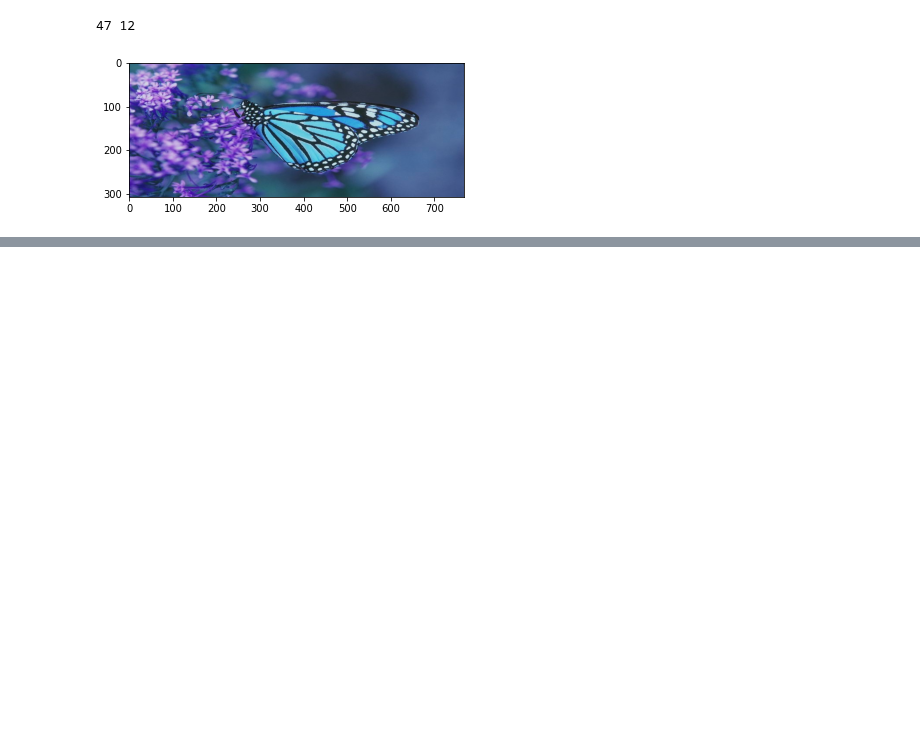
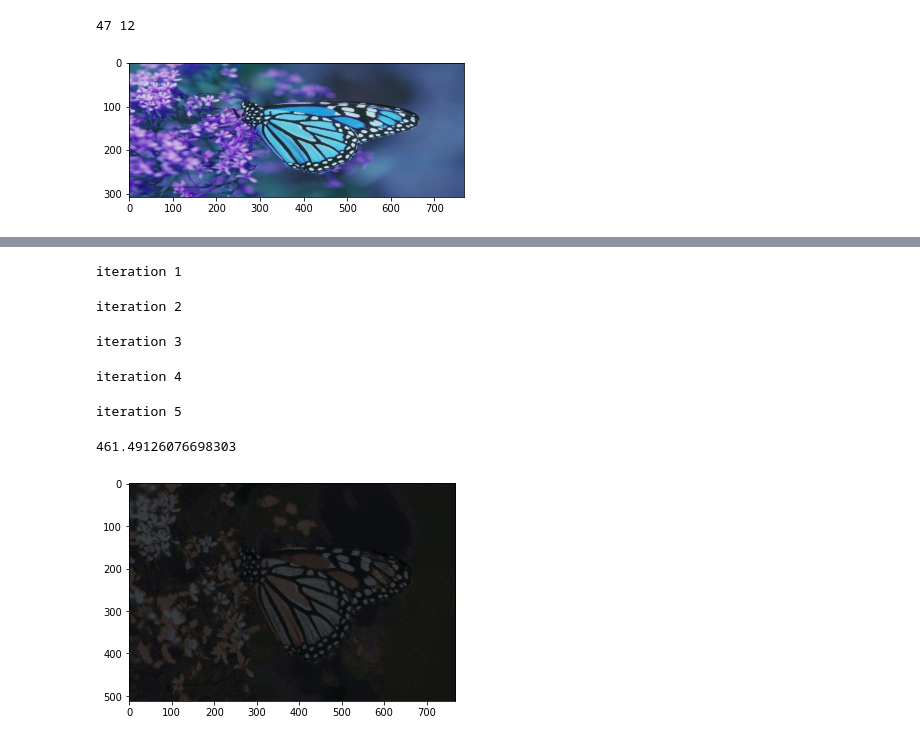
Before and after one commit to b05902105/NTU-VFX-2021-Spring, a Jupyter notebook: final/Retargeting.ipynb, the cells around one changed output, grey strips where cells are left out. Drawn from its saved outputs; the diff is of its cells as text; code cells hidden in the pictures; blank space fills up the shorter version.

```diff
--- a/final/Retargeting.ipynb
+++ b/final/Retargeting.ipynb
@@ -23,9 +24,9 @@ resized_image = cv2.resize(org_image, None, fx = dx, fy = dy)
 # %%
 plt.imshow(resized_image)
 image = cv2.cvtColor(resized_image, cv2.COLOR_RGB2LAB)
-iters = 5
-patch_R, patch_C= 7, 7
+
 ## retargeting at havlved images
+'''
 target_w= 30;
 
 down_w = 47;
@@ -37,10 +38,10 @@ for i in range(down_h):
     for j in range(down_w):
         down_R = math.ceil(i * h / down_h)
         down_C = math.ceil(j * w / down_w)
-        down_source[i][j][0] = org_image[down_R][down_C][0]
-        down_source[i][j][1] = org_image[down_R][down_C][1]
-        down_source[i][j][2] = org_image[down_R][down_C][2]
+        down_source[i][j][:] = org_image[down_R][down_C][:]
+
 #plt.imshow(down_source)
+'''
 # %% [output]
 47 12
 [figure]
@@ -232,0 +385,31 @@ You should consider upgrading via the '/usr/bin/python3 -m pip install --upgrade
+# %%
+if __name__ == "__main__":
+    # A = np.array(Image.open("img.jpg"))
+    # A_prime = np.array(Image.open("img_.jpg"))
+    # B = np.array(Image.open("img.jpg"))
+    # B_prime = np.array(Image.open("img_.jpg"))
+    A = cv2.imread("img/ours_10_aaa.jpg")[...,::-1]
+    A_prime = cv2.imread("img/ours_10_aaa.jpg")[...,::-1]
+    B = cv2.imread("img/face.jpg")[...,::-1]
+    B_prime = cv2.imread("img/face.jpg")[...,::-1]
+    patch_size = 5
+    search_radius = 6
+    itrs = 5
+    nnf = init_nnf(A, B)
+    start = time.time()
+    nnf = NNF_Search(A, B, A_prime, B_prime, nnf, patch_size, itrs, search_radius)
+    rec = warp(nnf, B)
+    end = time.time()
+    print(end - start)
+    # Image.fromarray(np.uint8(rec)).show()
+    # Image.fromarray(np.uint8(rec)).save("C://Users//gmt//Desktop//gmt.jpg")
+    plt.imshow(np.uint8(rec))
+    plt.imsave("test3.png", np.uint8(rec))
+# %% [output]
+iteration 1
+iteration 2
+iteration 3
+iteration 4
+iteration 5
+461.49126076698303
+[figure, added]
```
Also changed, not shown: parts of 10 cells of this notebook, 9 other files.
